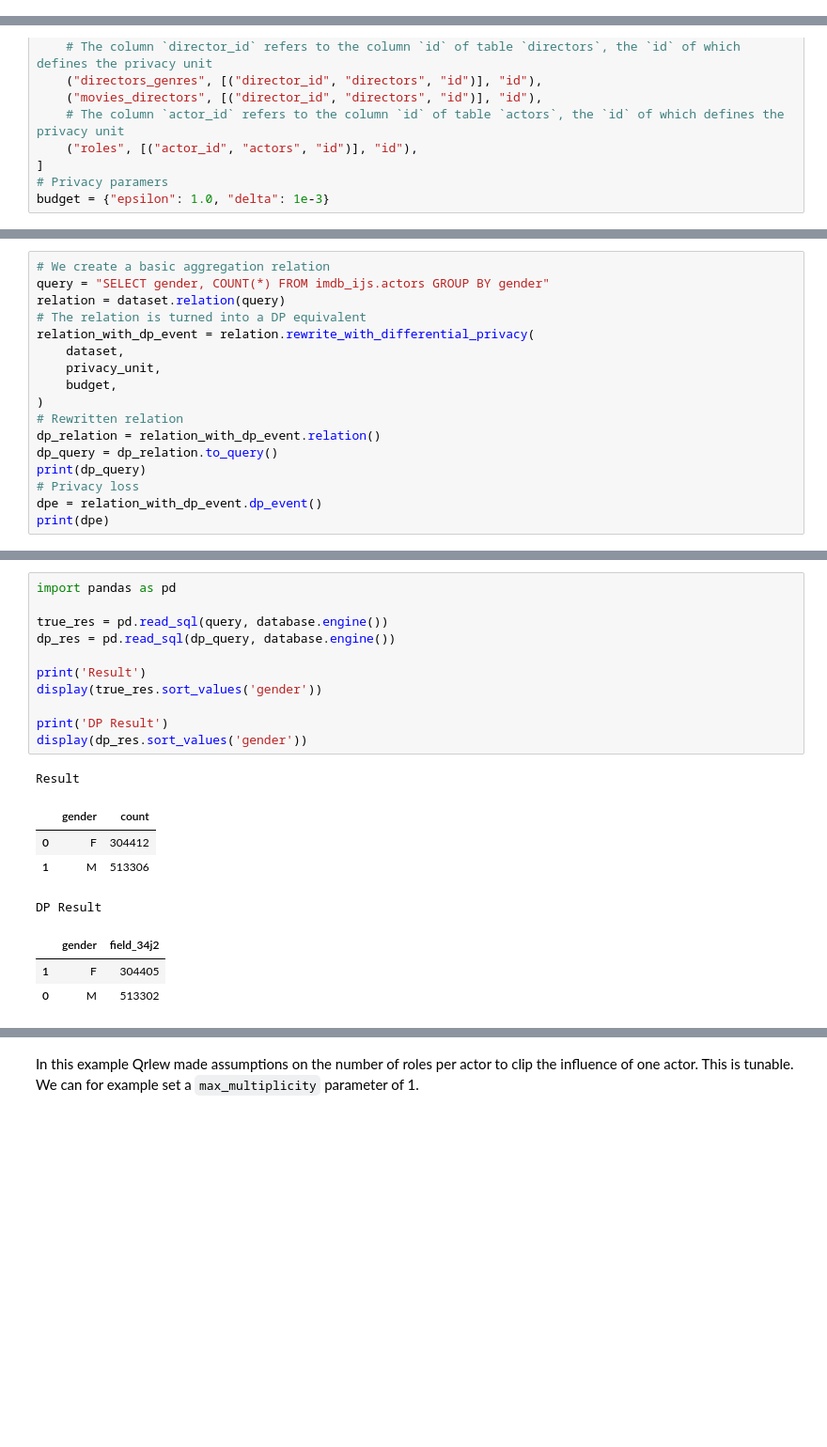
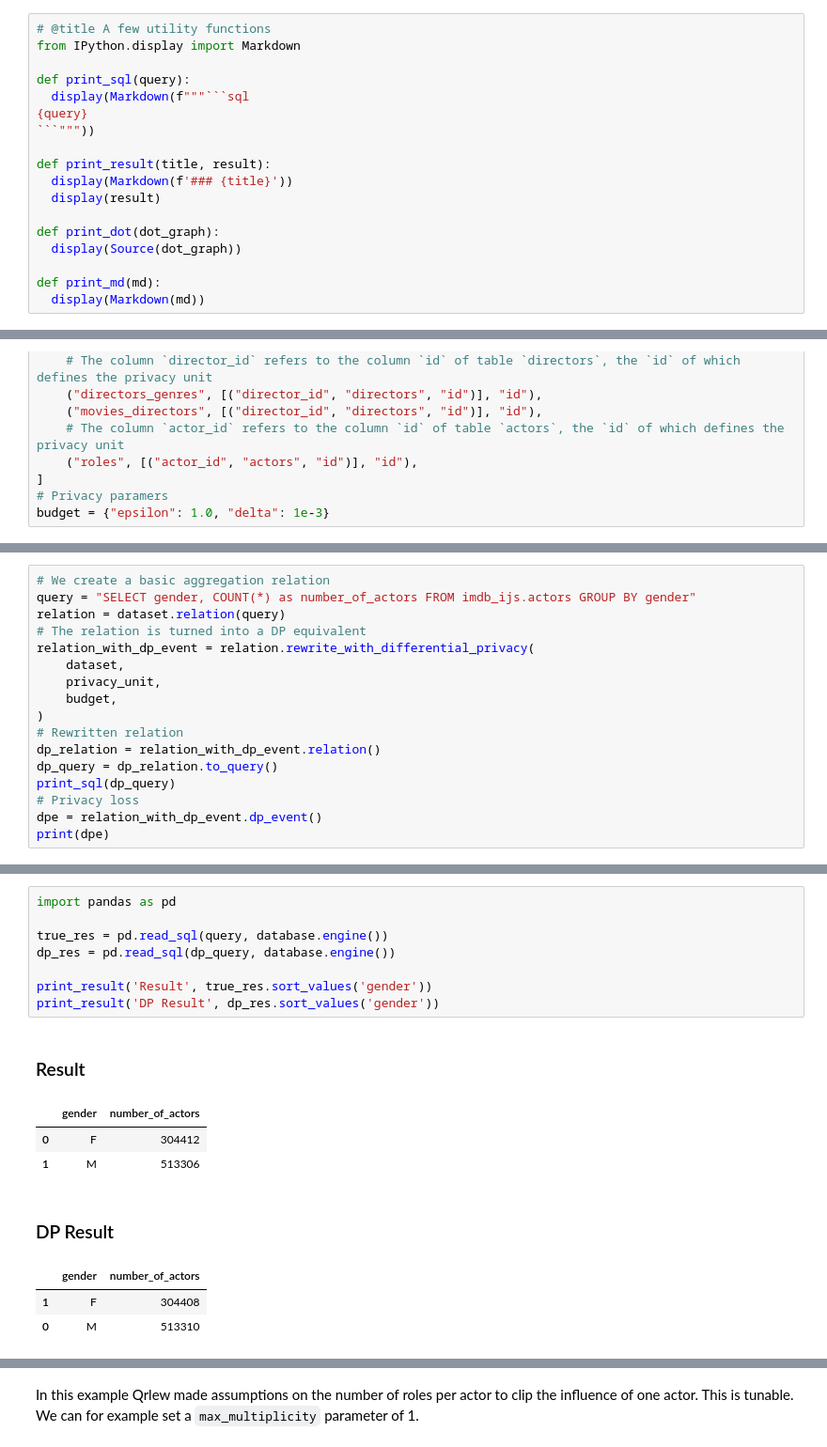
Before and after one commit to Qrlew/docs, a Jupyter notebook: tutorials/user_guide.ipynb, the cells around one changed output, grey strips where cells are left out. Shown at 94% size. Saved outputs shown, nothing was run; the diff lists cells and outputs as text; blank space fills up the shorter version.

````diff
--- a/tutorials/user_guide.ipynb
+++ b/tutorials/user_guide.ipynb
@@ -34,6 +34,24 @@ We will first run a local postgresql database. You can connect to any Postgresql
 !sudo -u postgres psql -U postgres -c "ALTER USER postgres PASSWORD 'password'"
 !pip install psycopg2
 !pip install pyqrlew
+# %%
+# @title A few utility functions
+from IPython.display import Markdown
+
+def print_sql(query):
+  display(Markdown(f"""```sql
+{query}
+```"""))
+
+def print_result(title, result):
+  display(Markdown(f'### {title}'))
+  display(result)
+
+def print_dot(dot_graph):
+  display(Source(dot_graph))
+
+def print_md(md):
+  display(Markdown(md))
 # %% [markdown]
 Then we load a demo dataset.
 # %%
@@ -114,6 +207,6 @@ budget = {"epsilon": 1.0, "delta": 1e-3}
 # %%
 # We create a basic aggregation relation
-query = "SELECT gender, COUNT(*) FROM imdb_ijs.actors GROUP BY gender"
+query = "SELECT gender, COUNT(*) as number_of_actors FROM imdb_ijs.actors GROUP BY gender"
 relation = dataset.relation(query)
 # The relation is turned into a DP equivalent
 relation_with_dp_event = relation.rewrite_with_differential_privacy(
@@ -124,7 +217,7 @@ relation_with_dp_event = relation.rewrite_with_differential_privacy(
 # Rewritten relation
 dp_relation = relation_with_dp_event.relation()
 dp_query = dp_relation.to_query()
-print(dp_query)
+print_sql(dp_query)
 # Privacy loss
 dpe = relation_with_dp_event.dp_event()
 print(dpe)
@@ -134,20 +229,17 @@ DpEvent(Gaussian { noise_multiplier: 3.776479532659047 })
 # %%
 import pandas as pd
 
 true_res = pd.read_sql(query, database.engine())
 dp_res = pd.read_sql(dp_query, database.engine())
 
-print('Result')
-display(true_res.sort_values('gender'))
-
-print('DP Result')
-display(dp_res.sort_values('gender'))
+print_result('Result', true_res.sort_values('gender'))
+print_result('DP Result', dp_res.sort_values('gender'))
 # %% [output]
-Result
+### Result
-|  | gender | count |
+|  | gender | number_of_actors |
 | 0 | F | 304412 |
 | 1 | M | 513306 |
-DP Result
+### DP Result
-|  | gender | field_34j2 |
-| 1 | F | 304405 |
-| 0 | M | 513302 |
+|  | gender | number_of_actors |
+| 1 | F | 304408 |
+| 0 | M | 513310 |
````
Also changed, not shown: parts of 31 cells of this notebook.
